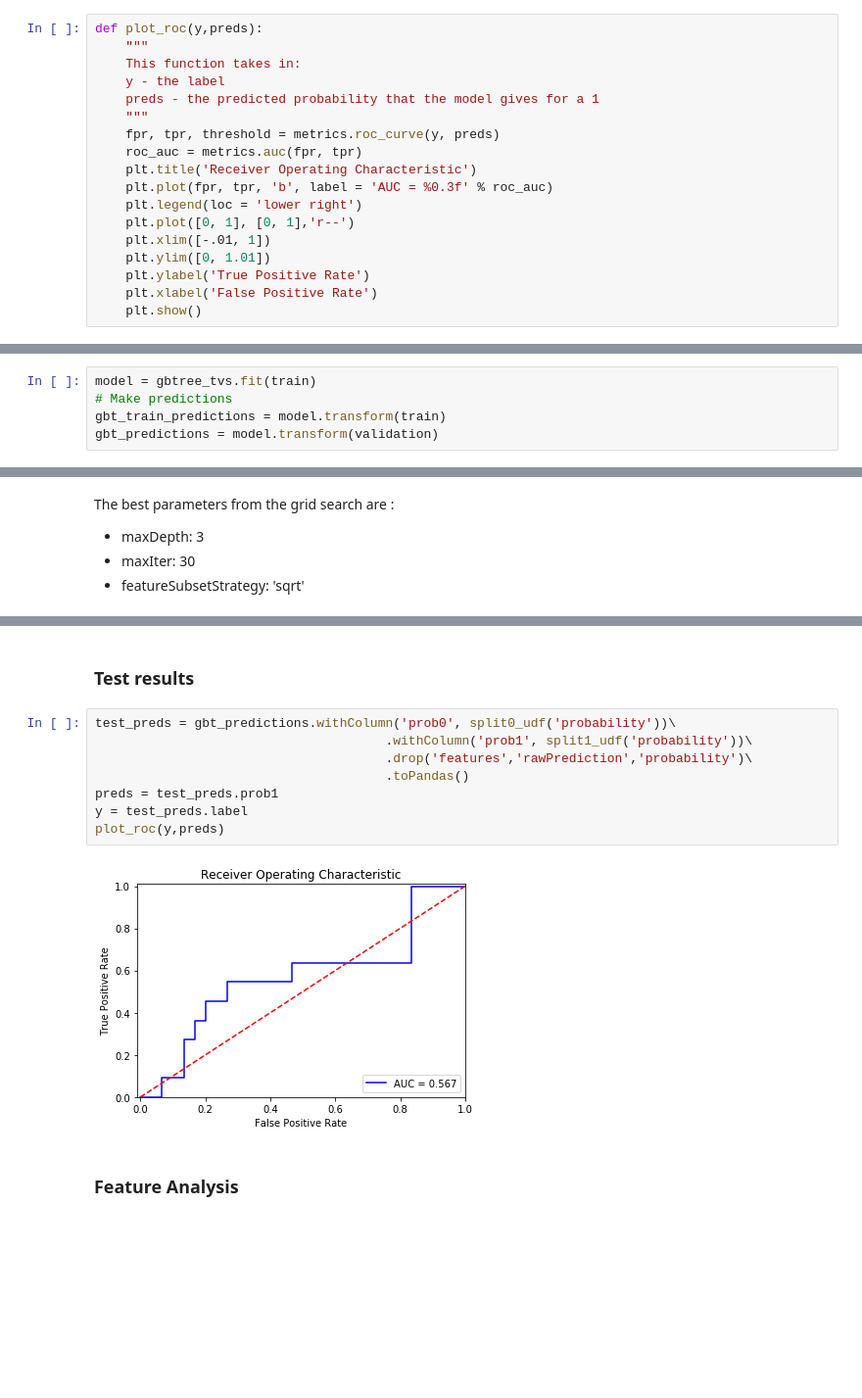
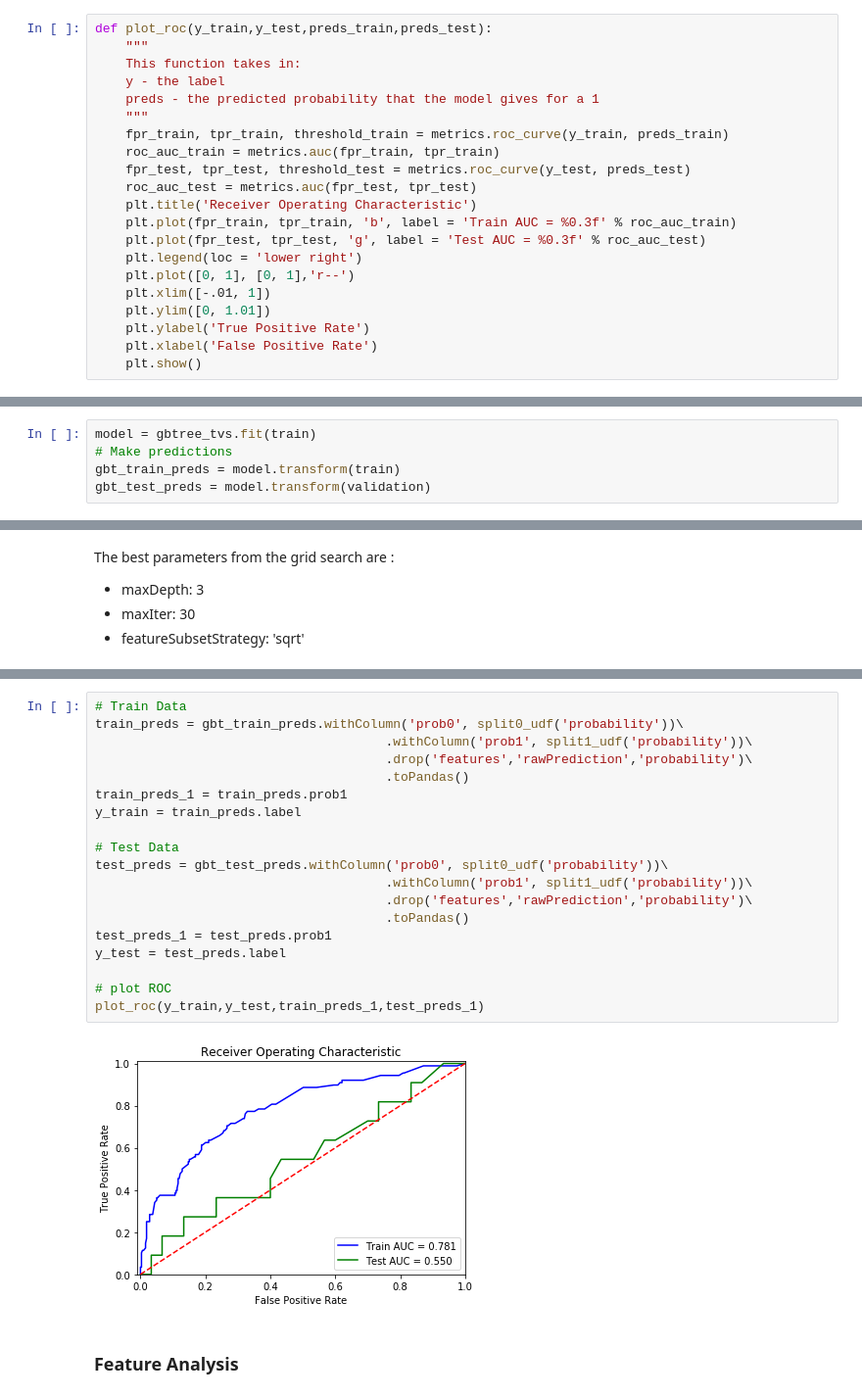
Before and after one commit to hunterkempf/Sparkify_Churn, a Jupyter notebook: Spark-Capstone-ML.ipynb, the cells around one changed output, grey strips where cells are left out. Shown: that part at 98% size. Drawn from its saved outputs; the diff is of its cells as text; blank space fills up the shorter version.

Commit message:
updated ROC plot functionality

```diff
--- a/Spark-Capstone-ML.ipynb
+++ b/Spark-Capstone-ML.ipynb
@@ -929,16 +929,19 @@ train, validation = trainingData.randomSplit([0.9, 0.1], seed=1842)
 # %% [markdown]
 ## Metrics and Plot Helper functions
 # %%
-def plot_roc(y,preds):
+def plot_roc(y_train,y_test,preds_train,preds_test):
     """
     This function takes in:
     y - the label
     preds - the predicted probability that the model gives for a 1
     """
-    fpr, tpr, threshold = metrics.roc_curve(y, preds)
-    roc_auc = metrics.auc(fpr, tpr)
+    fpr_train, tpr_train, threshold_train = metrics.roc_curve(y_train, preds_train)
+    roc_auc_train = metrics.auc(fpr_train, tpr_train)
+    fpr_test, tpr_test, threshold_test = metrics.roc_curve(y_test, preds_test)
+    roc_auc_test = metrics.auc(fpr_test, tpr_test)
     plt.title('Receiver Operating Characteristic')
-    plt.plot(fpr, tpr, 'b', label = 'AUC = %0.3f' % roc_auc)
+    plt.plot(fpr_train, tpr_train, 'b', label = 'Train AUC = %0.3f' % roc_auc_train)
+    plt.plot(fpr_test, tpr_test, 'g', label = 'Test AUC = %0.3f' % roc_auc_test)
     plt.legend(loc = 'lower right')
     plt.plot([0, 1], [0, 1],'r--')
     plt.xlim([-.01, 1])
@@ -1085,8 +1089,8 @@ gbtree_tvs = TrainValidationSplit(estimator=gbt,
 # %%
 model = gbtree_tvs.fit(train)
 # Make predictions
-gbt_train_predictions = model.transform(train)
-gbt_predictions = model.transform(validation)
+gbt_train_preds = model.transform(train)
+gbt_test_preds = model.transform(validation)
 # %%
 model.bestModel.extractParamMap()
 # %% [output]
@@ -1126,15 +1120,24 @@ plot_roc(y,preds)
-# %% [markdown]
-### Test results
 # %%
-test_preds = gbt_predictions.withColumn('prob0', split0_udf('probability'))\
+# Train Data
+train_preds = gbt_train_preds.withColumn('prob0', split0_udf('probability'))\
                                       .withColumn('prob1', split1_udf('probability'))\
                                       .drop('features','rawPrediction','probability')\
                                       .toPandas()
-preds = test_preds.prob1
-y = test_preds.label
-plot_roc(y,preds)
+train_preds_1 = train_preds.prob1
+y_train = train_preds.label
+
+# Test Data
+test_preds = gbt_test_preds.withColumn('prob0', split0_udf('probability'))\
+                                      .withColumn('prob1', split1_udf('probability'))\
+                                      .drop('features','rawPrediction','probability')\
+                                      .toPandas()
+test_preds_1 = test_preds.prob1
+y_test = test_preds.label
+
+# plot ROC
+plot_roc(y_train,y_test,train_preds_1,test_preds_1)
 # %% [output]
-[figure, old version]
+[figure, new version]
 # %% [markdown]
 ### Feature Analysis
 # %%
```
Also changed, not shown: parts of 20 cells of this notebook, 1 other file.
